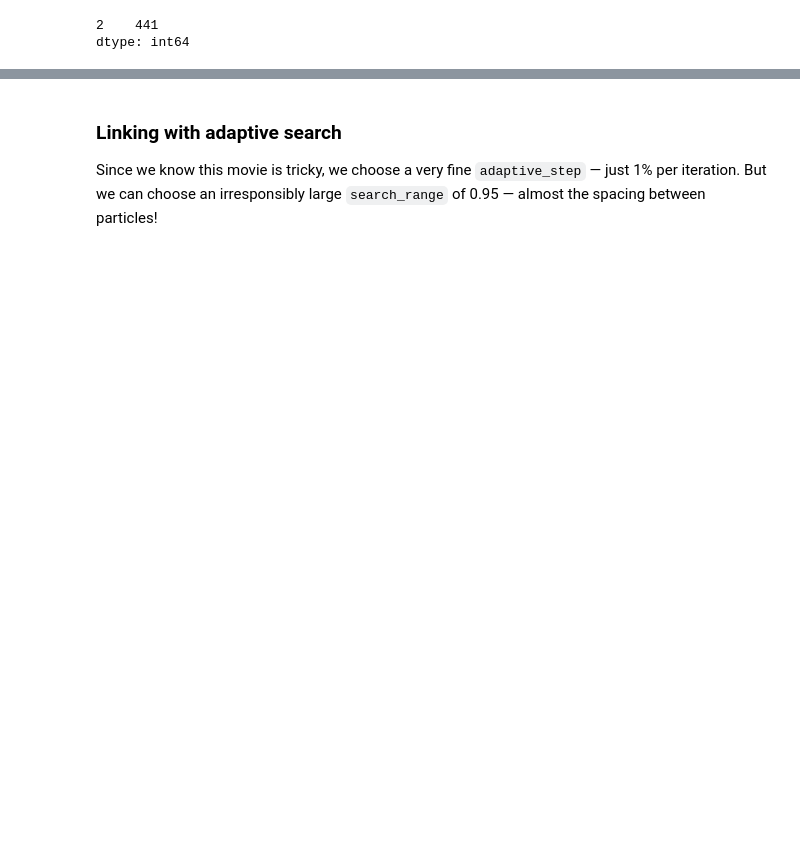
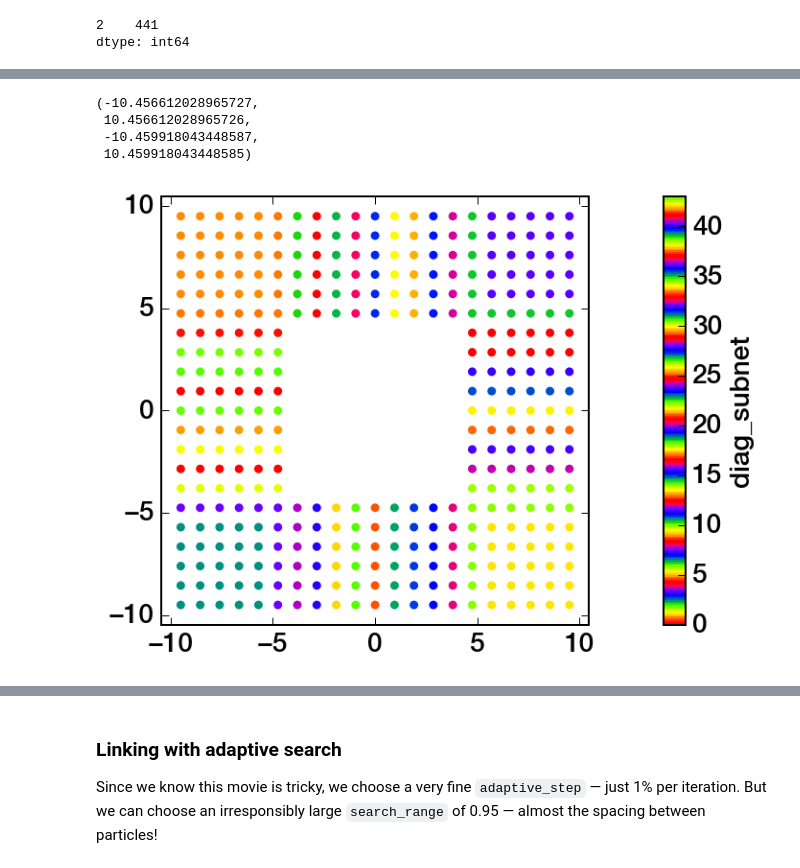
Before and after one commit to soft-matter/trackpy-examples, a Jupyter notebook: notebooks/adaptive-search.ipynb, the cells around one changed output, grey strips where cells are left out. Cells and saved outputs as stored; diff of their text form; code cells hidden in the pictures; blank space fills up the shorter version.

Commit message:
Add linker diagnostics to adaptive search tutorial, to illustrate responsible use.

```diff
--- a/notebooks/adaptive-search.ipynb
+++ b/notebooks/adaptive-search.ipynb
@@ -143,6 +143,6 @@ By trial and error (or some trigonometry), we *can* find a value of `search_rang
 # %%
 %%time
 # Warning: takes several minutes!
-tracks_regular = trackpy.link_df(cg, 0.75)
+tracks_regular = trackpy.link_df(cg, 0.75, diagnostics=True)
 # %% [output]
 Frame 1: 441 trajectories present
@@ -164,0 +169,11 @@ This result indicates that there are 441 tracks that last for 2 frames, and no t
+# %%
+scatter(tracks_regular.x, tracks_regular.y, c=tracks_regular.diag_subnet.astype(float),
+        s=20, linewidth=0, cmap=plt.cm.prism)
+colorbar(label='diag_subnet')
+axis('image')
+# %% [output]
+(-10.456612028965727,
+ 10.456612028965726,
+ -10.459918043448587,
+ 10.459918043448585)
+[figure, added]
```
Also changed, not shown: parts of 18 cells of this notebook.
